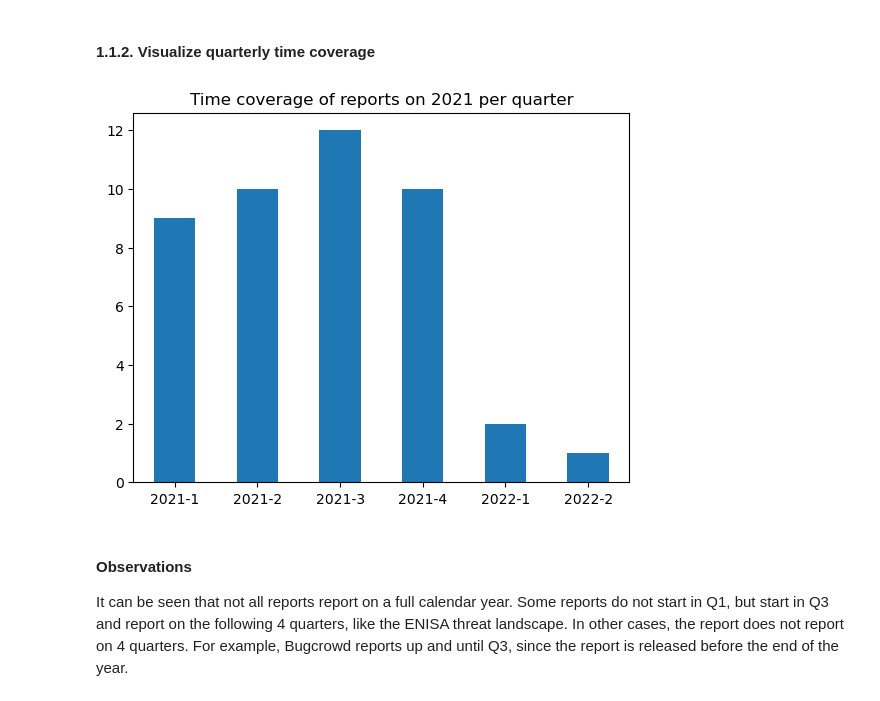
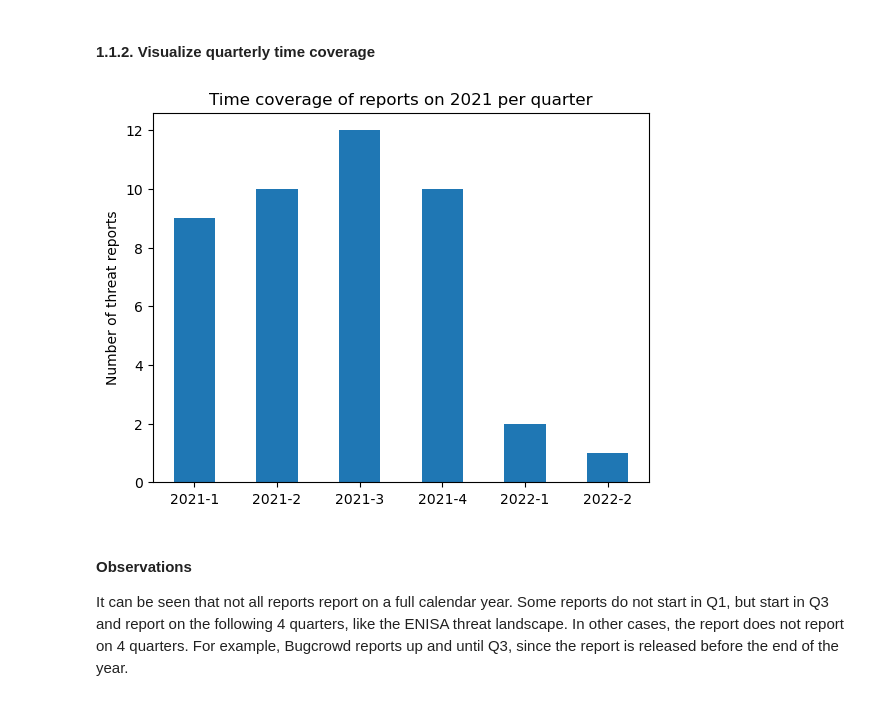
Before and after one commit to AbeWinters/Threat-Profiles-for-Control-Prioritization, a Jupyter notebook: Method 1.ipynb, the cells around one changed output. Saved outputs shown, nothing was run; the diff lists cells and outputs as text; code cells hidden in the pictures.

Commit message:
Update method 1

```diff
--- a/Method 1.ipynb
+++ b/Method 1.ipynb
@@ -57,12 +71,13 @@ print(len(actorlist),"Threat actors:\n",actorlist)
 # %%
 # Convert a 2d list to 1d
 def to_1D(series):
  return pd.Series([x for _list in series for x in _list if len(x) > 1]) # Convert column of lists to one list and remove single character values
 
 quarters = to_1D(reports['quarter'].dropna().apply(lambda x: x.split(", "))).value_counts().sort_index()
-fig = quarters.plot(kind='bar',rot=0, title='Time coverage of reports on {} per quarter'.format(YEAR))
+fig = quarters.plot(kind='bar',rot=0, title='Time coverage of reports on {} per quarter'.format(YEAR),ylabel="Number of threat reports")
+plt.savefig("results/figures/method1/reports_timecoverage.pdf",format="pdf", bbox_inches="tight")
 # %% [output]
-[figure, old version]
+[figure, new version]
 # %% [markdown]
 #### Observations
 It can be seen that not all reports report on a full calendar year. Some reports do not start in Q1, but start in Q3 and report on the following 4 quarters, like the ENISA threat landscape. In other cases, the report does not report on 4 quarters. For example, Bugcrowd reports up and until Q3, since the report is released before the end of the year.
```
Also changed, not shown: parts of 20 cells of this notebook.
